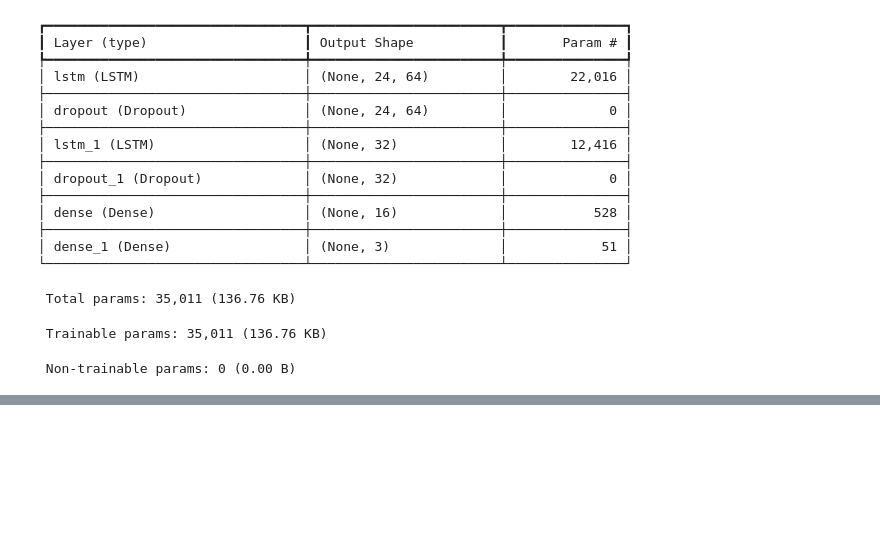
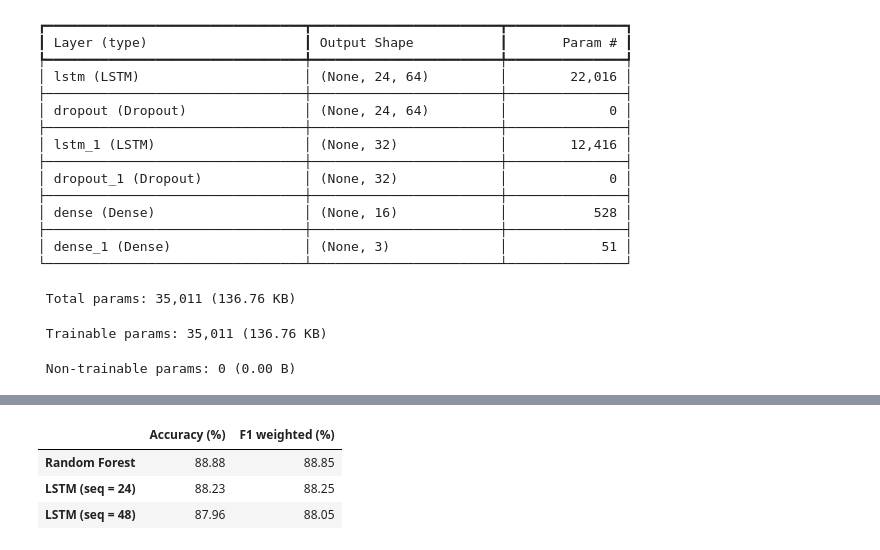
Before and after one commit to khanhnedu2006-byte/portfolio-for-COS40007, a Jupyter notebook: Portfolio_Assessment_3_SeoulBike.ipynb, the cells around one changed output, grey strips where cells are left out. Saved outputs shown, nothing was run; the diff lists cells and outputs as text; code cells hidden in the pictures; blank space fills up the shorter version.

```diff
--- a/Portfolio_Assessment_3_SeoulBike.ipynb
+++ b/Portfolio_Assessment_3_SeoulBike.ipynb
@@ -221,0 +315,13 @@ Model: "sequential"
+# %%
+# Second LSTM: longer sequence (48 hours = 2 days), same architecture and batch size
+SEQ_LEN_2 = 48
+X_seq2, y_seq2 = make_sequences(SEQ_LEN_2)
+X2_train, X2_test, y2_train, y2_test = train_test_split(X_seq2, y_seq2, test_size=0.3,
+                                                        random_state=RANDOM_STATE, stratify=y_seq2)
+lstm_2, history_2 = train_lstm(X2_train, y2_train, SEQ_LEN_2, best_batch)
+
+test_loss_2, test_acc_2 = lstm_2.evaluate(X2_test, y2_test, verbose=0)
+pred_2 = lstm_2.predict(X2_test, verbose=0).argmax(axis=1)
+f1_2 = f1_score(y2_test, pred_2, average="weighted") * 100
+print("Sequences:", X_seq2.shape)
+print(f"Test accuracy: {test_acc_2 * 100:.2f}% | Test loss: {test_loss_2:.4f} | F1 weighted: {f1_2:.2f}%")
@@ -221,0 +331,13 @@ Model: "sequential"
+# %%
+# LSTM vs best traditional model from Part A
+best_ml = ml_table["Accuracy (%)"].idxmax()
+comparison = pd.DataFrame({
+    "Accuracy (%)": [ml_table.loc[best_ml, "Accuracy (%)"], test_acc_1 * 100, test_acc_2 * 100],
+    "F1 weighted (%)": [ml_table.loc[best_ml, "F1 weighted (%)"], f1_1, f1_2],
+}, index=[best_ml, f"LSTM (seq = {SEQ_LEN})", f"LSTM (seq = {SEQ_LEN_2})"]).round(2)
+comparison
+# %% [output]
+|  | Accuracy (%) | F1 weighted (%) |
+| Random Forest | 88.88 | 88.85 |
+| LSTM (seq = 24) | 88.23 | 88.25 |
+| LSTM (seq = 48) | 87.96 | 88.05 |
```
Also changed, not shown: parts of 9 cells of this notebook, 2 other files.
